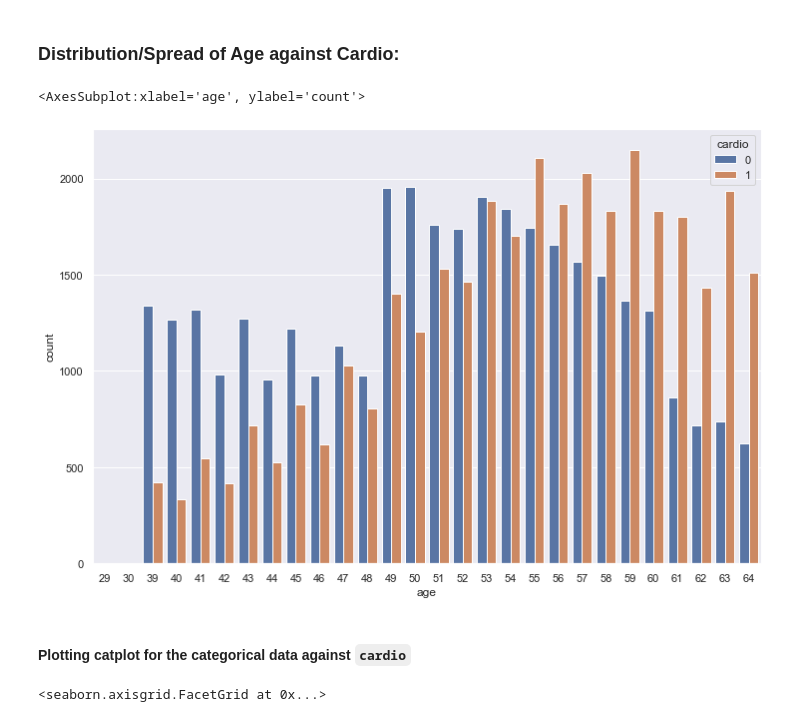
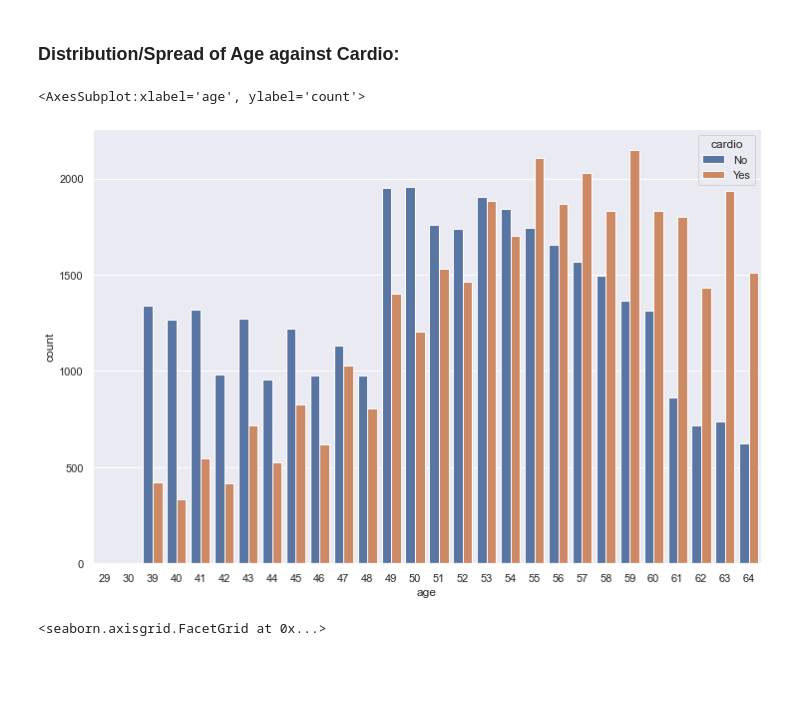
Before and after one commit to yangzhloop/IE0005_miniproject, a Jupyter notebook: Group 7 IE0005 Mini Project.ipynb, the cells around one changed output. Cells and saved outputs as stored; diff of their text form; code cells hidden in the pictures; blank space fills up the shorter version.

```diff
--- a/Group 7 IE0005 Mini Project.ipynb
+++ b/Group 7 IE0005 Mini Project.ipynb
@@ -378,9 +438,7 @@ for var in num:
 # %%
 # Count plot of age over Cardio
 fig = plt.subplots(figsize=(12,8))                # setup the fig frame of the plot
-sb.countplot(x='age', hue='cardio', data=cardionew)  # count plot
+sb.countplot(x='age', hue='cardio', data=cardioCat)  # count plot
 # %% [output]
 <AxesSubplot:xlabel='age', ylabel='count'>
-[figure, old version]
+[figure, new version]
-# %% [markdown]
-#### Plotting catplot for the categorical data against `cardio`
```
Also changed, not shown: parts of 49 cells of this notebook.
